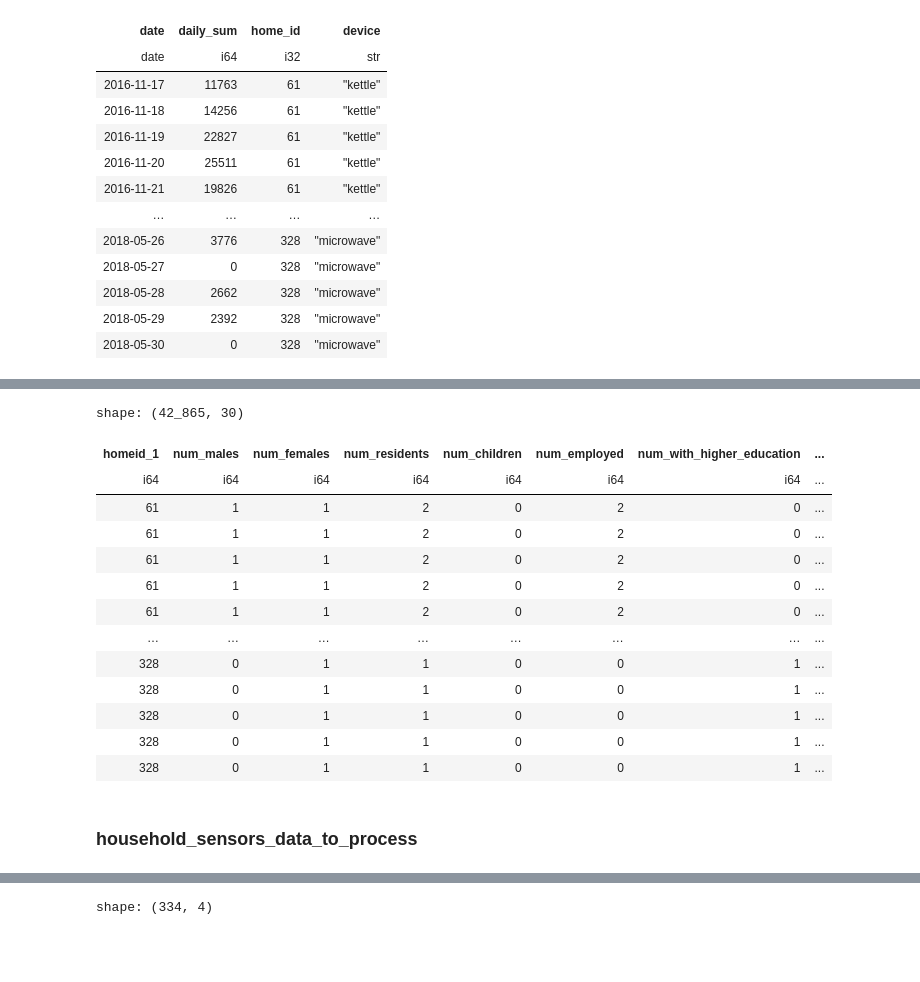
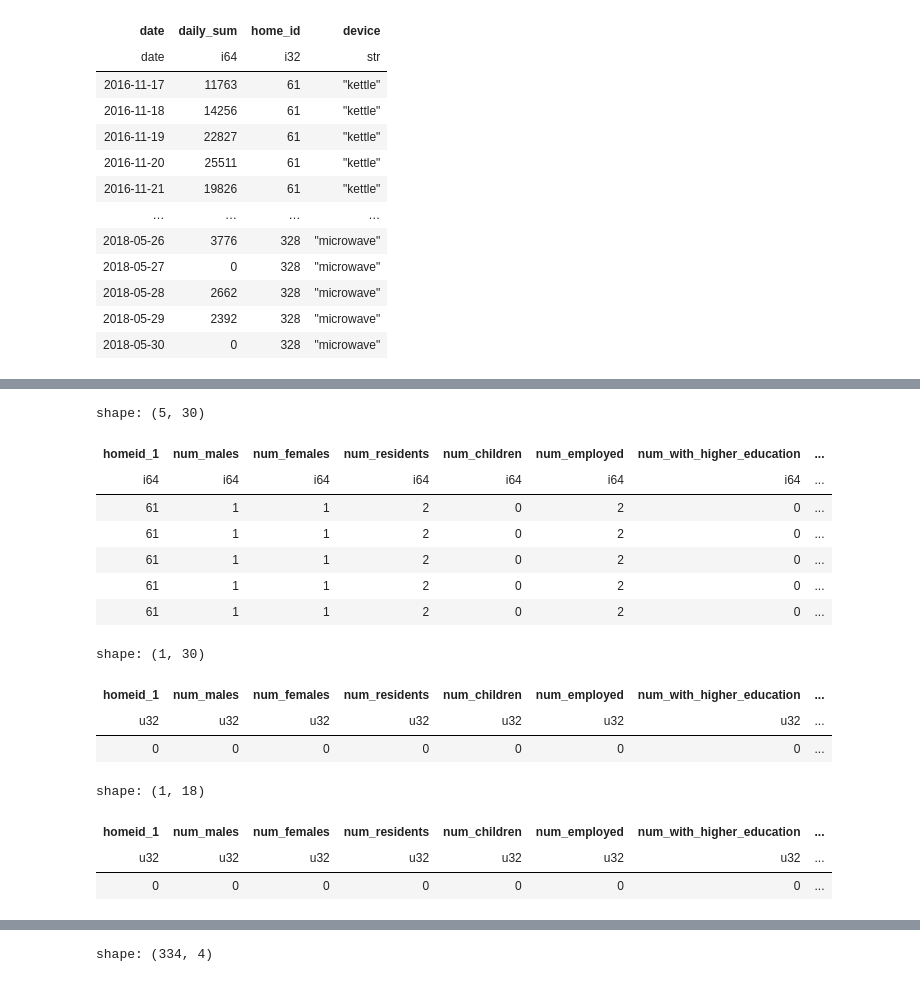
Before and after one commit to JSlusarek/Projekt-Dyplomowy-ISSI-Jan-lusarek-Kacper-Gruca, a Jupyter notebook: working_dir/code/prepare_data_electricity_usage.ipynb, the cells around one changed output, grey strips where cells are left out. Cells and saved outputs as stored; diff of their text form; code cells hidden in the pictures; blank space fills up the shorter version.

```diff
--- a/working_dir/code/prepare_data_electricity_usage.ipynb
+++ b/working_dir/code/prepare_data_electricity_usage.ipynb
@@ -252,25 +241,38 @@ pivot_df = df_panel_long.pivot(
     aggregate_function='first'  # or "sum" if you expect multiple entries per date/device
 )
 # %%
-df_home_id.join(
+df_X=df_home_id.join(
     pivot_df,
     left_on='homeid_1',
     right_on='home_id',
     how='left')
+df_X.write_parquet("../../Data/ML_DF/data_frame_X.parquet")
-# %% [output]
-shape: (42_865, 30)
-| homeid_1 | num_males | num_females | num_residents | num_children | num_employed | num_with_higher_education | ... |
-| i64 | i64 | i64 | i64 | i64 | i64 | i64 | ... |
-| 61 | 1 | 1 | 2 | 0 | 2 | 0 | ... |
-| 61 | 1 | 1 | 2 | 0 | 2 | 0 | ... |
-| 61 | 1 | 1 | 2 | 0 | 2 | 0 | ... |
-| 61 | 1 | 1 | 2 | 0 | 2 | 0 | ... |
-| 61 | 1 | 1 | 2 | 0 | 2 | 0 | ... |
-| … | … | … | … | … | … | … | ... |
-| 328 | 0 | 1 | 1 | 0 | 0 | 1 | ... |
-| 328 | 0 | 1 | 1 | 0 | 0 | 1 | ... |
-| 328 | 0 | 1 | 1 | 0 | 0 | 1 | ... |
-| 328 | 0 | 1 | 1 | 0 | 0 | 1 | ... |
-| 328 | 0 | 1 | 1 | 0 | 0 | 1 | ... |
-# %% [markdown]
-### household_sensors_data_to_process
+# %%
+
+df_X = df_X.with_columns([
+    (pl.col("smart_automation") != "Don't own").cast(pl.Int8).alias("smart_automation_binary")
+])
+df_X=df_X.drop("smart_automation")
+df_X = df_X.to_dummies(columns=["hometype"])
+df_X=df_X.drop('hometype_house_or_bungalow')
+# %%
+df_X.head()
+# %% [output]
+shape: (5, 30)
+| homeid_1 | num_males | num_females | num_residents | num_children | num_employed | num_with_higher_education | ... |
+| i64 | i64 | i64 | i64 | i64 | i64 | i64 | ... |
+| 61 | 1 | 1 | 2 | 0 | 2 | 0 | ... |
+| 61 | 1 | 1 | 2 | 0 | 2 | 0 | ... |
+| 61 | 1 | 1 | 2 | 0 | 2 | 0 | ... |
+| 61 | 1 | 1 | 2 | 0 | 2 | 0 | ... |
+| 61 | 1 | 1 | 2 | 0 | 2 | 0 | ... |
+# %%
+df_X.select([
+    pl.col(col).is_null().sum().alias(col)
+    for col in df_X.columns
+])
+# %% [output]
+shape: (1, 30)
+| homeid_1 | num_males | num_females | num_residents | num_children | num_employed | num_with_higher_education | ... |
+| u32 | u32 | u32 | u32 | u32 | u32 | u32 | ... |
+| 0 | 0 | 0 | 0 | 0 | 0 | 0 | ... |
@@ -276,0 +281,10 @@ shape: (42_865, 30)
+# %%
+df_without_clmns.select([
+    pl.col(col).is_null().sum().alias(col)
+    for col in df_without_clmns.columns
+])
+# %% [output]
+shape: (1, 18)
+| homeid_1 | num_males | num_females | num_residents | num_children | num_employed | num_with_higher_education | ... |
+| u32 | u32 | u32 | u32 | u32 | u32 | u32 | ... |
+| 0 | 0 | 0 | 0 | 0 | 0 | 0 | ... |
```
Also changed, not shown: parts of 12 cells of this notebook, 5 other files.
